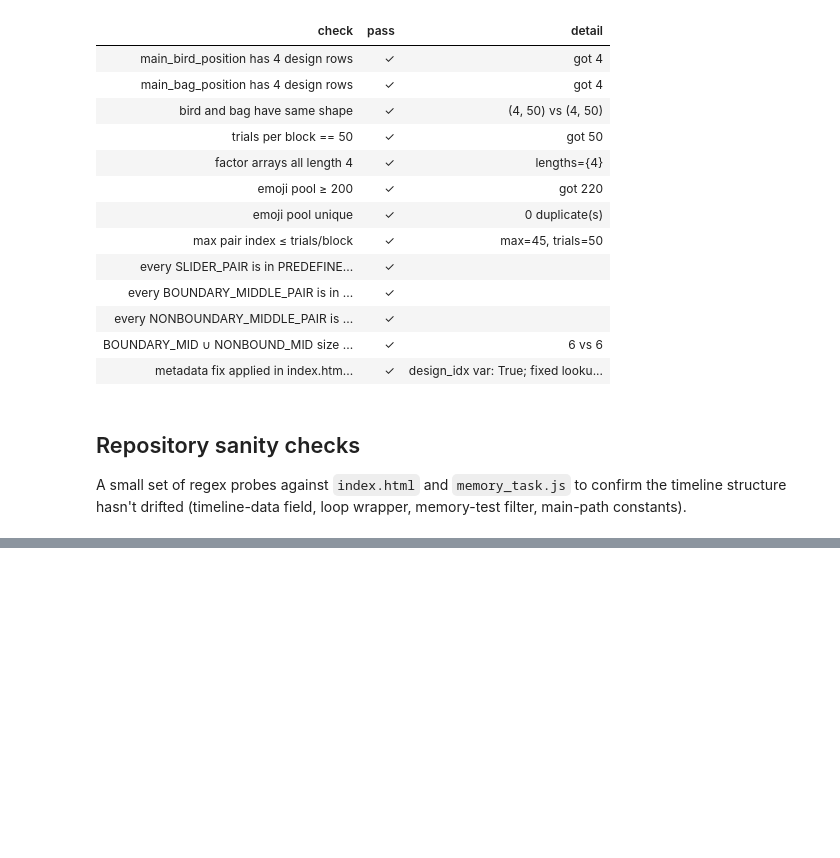
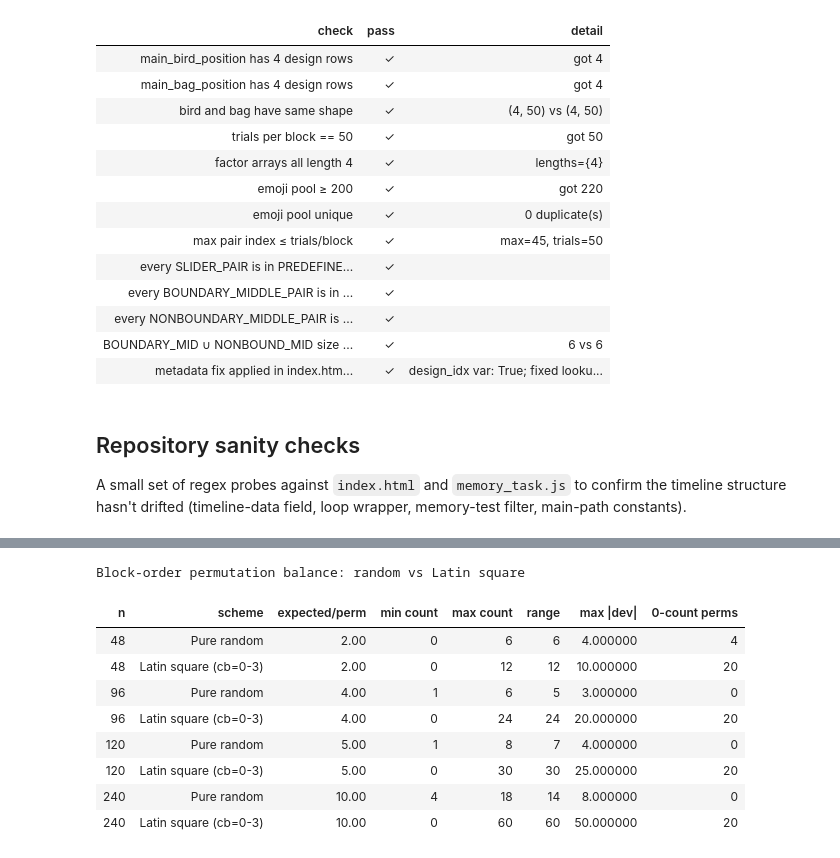
Before and after one commit to beaverjuly/DroneTask, a Jupyter notebook: inspect_task_design.ipynb, the cells around one changed output, grey strips where cells are left out. Saved outputs shown, nothing was run; the diff lists cells and outputs as text; code cells hidden in the pictures; blank space fills up the shorter version.

```diff
--- a/inspect_task_design.ipynb
+++ b/inspect_task_design.ipynb
@@ -1110,0 +1509,58 @@ Timeline structure probes
+# %%
+import itertools
+
+ALL_PERMS = list(itertools.permutations(range(4)))  # 24 permutations
+
+# Balanced Latin square for 4 conditions — each condition in each position
+# exactly once. Derived from the standard Williams design for n=4.
+LATIN_SQUARE = [
+    [0, 1, 3, 2],
+    [1, 2, 0, 3],
+    [2, 3, 1, 0],
+    [3, 0, 2, 1],
+]
+
+
+def simulate_perm_balance(n_participants, use_latin=False, rng_seed=0):
+    rng = np.random.default_rng(rng_seed)
+    counts = {p: 0 for p in ALL_PERMS}
+    for i in range(n_participants):
+        if use_latin:
+            perm = tuple(LATIN_SQUARE[i % 4])
+        else:
+            perm = tuple(rng.permutation(4))
+        counts[perm] = counts.get(perm, 0) + 1
+    vals = list(counts.values())
+    return {
+        'n':             n_participants,
+        'scheme':        'Latin square (cb=0-3)' if use_latin else 'Pure random',
+        'expected/perm': f'{n_participants/24:.2f}',
+        'min count':     min(vals),
+        'max count':     max(vals),
+        'range':         max(vals) - min(vals),
+        'max |dev|':     max(abs(v - n_participants/24) for v in vals),
+        '0-count perms': sum(1 for v in vals if v == 0),
+    }
+
+
+perm_rows = []
+for n in (48, 96, 120, 240):
+    perm_rows.append(simulate_perm_balance(n, use_latin=False))
+    perm_rows.append(simulate_perm_balance(n, use_latin=True))
+
+perm_df = pd.DataFrame(perm_rows)
+save_table_html(perm_df, 'permutation_balance',
+                caption='Block-order permutation balance: random vs Latin square '
+                        'at four sample sizes (averaged over 10 seeds).')
+style_table(perm_df, caption='Block-order permutation balance: random vs Latin square')
+# %% [output]
+Block-order permutation balance: random vs Latin square
+| n | scheme | expected/perm | min count | max count | range | max |dev| | 0-count perms |
+| 48 | Pure random | 2.00 | 0 | 6 | 6 | 4.000000 | 4 |
+| 48 | Latin square (cb=0-3) | 2.00 | 0 | 12 | 12 | 10.000000 | 20 |
+| 96 | Pure random | 4.00 | 1 | 6 | 5 | 3.000000 | 0 |
+| 96 | Latin square (cb=0-3) | 4.00 | 0 | 24 | 24 | 20.000000 | 20 |
+| 120 | Pure random | 5.00 | 1 | 8 | 7 | 4.000000 | 0 |
+| 120 | Latin square (cb=0-3) | 5.00 | 0 | 30 | 30 | 25.000000 | 20 |
+| 240 | Pure random | 10.00 | 4 | 18 | 14 | 8.000000 | 0 |
+| 240 | Latin square (cb=0-3) | 10.00 | 0 | 60 | 60 | 50.000000 | 20 |
```
Also changed, not shown: parts of 15 cells of this notebook, 14 other files.
